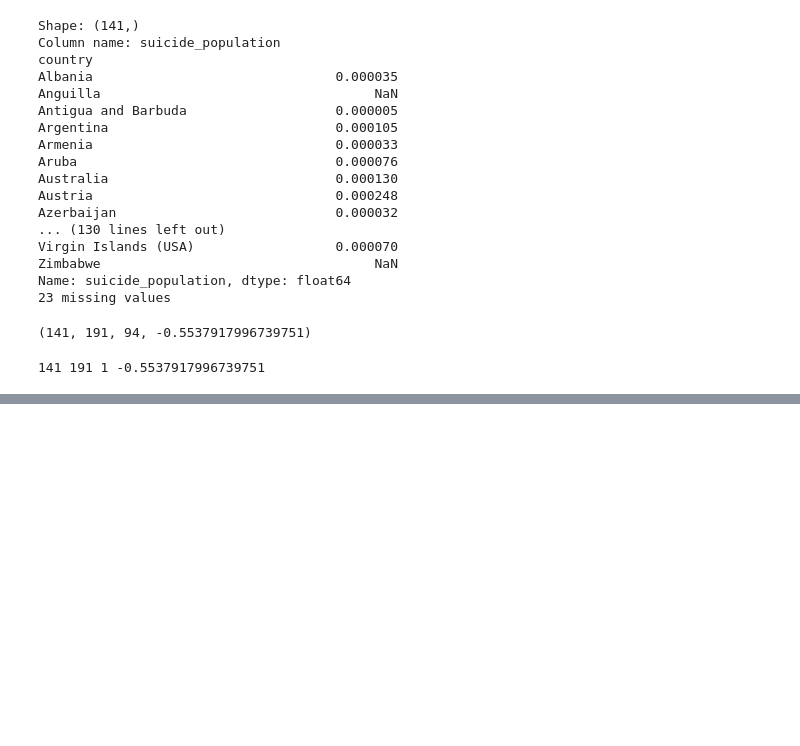
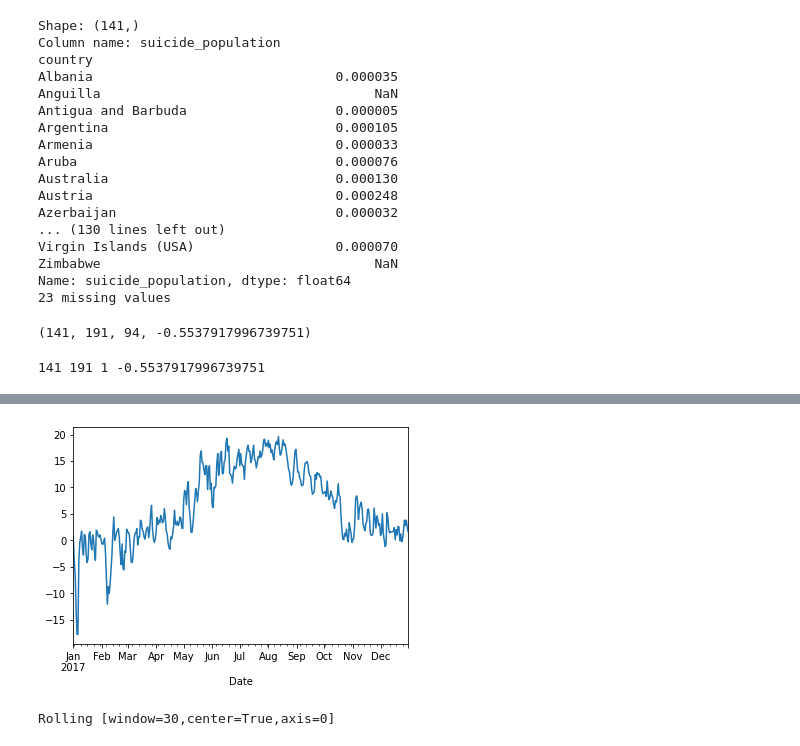
Before and after one commit to annassanchez/HY-2021-DataScience, a Jupyter notebook: week05/week05.ipynb, the cells around one changed output, grey strips where cells are left out. Cells and saved outputs as stored; diff of their text form; code cells hidden in the pictures; blank space fills up the shorter version.

```diff
--- a/week05/week05.ipynb
+++ b/week05/week05.ipynb
@@ -811,0 +814,3 @@ def suicide_weather():
+# %%
+wh2 = wh3.copy()
+wh2.columns
@@ -811,0 +821,4 @@ def suicide_weather():
+# %%
+## the columns year, month and day are in appropriate form for to_datetime method;
+wh2["Date"] = pd.to_datetime(wh2[["Year", "Month", "Day"]])
+wh2.head()
@@ -811,0 +832,3 @@ def suicide_weather():
+# %%
+wh2=wh2.drop(columns=["Year", "Month", "Day"])
+wh2.head()
@@ -811,0 +842,4 @@ def suicide_weather():
+# %%
+##converting the date column to index
+wh2 = wh2.set_index("Date")
+wh2.head()
@@ -811,0 +914,12 @@ def suicide_weather():
+# %%
+# you can see the values plotting thee temperature
+%matplotlib inline
+wh2["Temperature"].plot();
+# %% [output]
+[figure, added]
+# %%
+## you can make it look smoother by taking averages over a sliding window of 30 days
+rolling = wh2.Temperature.rolling(30, center=True)
+rolling
+# %% [output]
+Rolling [window=30,center=True,axis=0]
```
Also changed, not shown: parts of 11 cells of this notebook.
